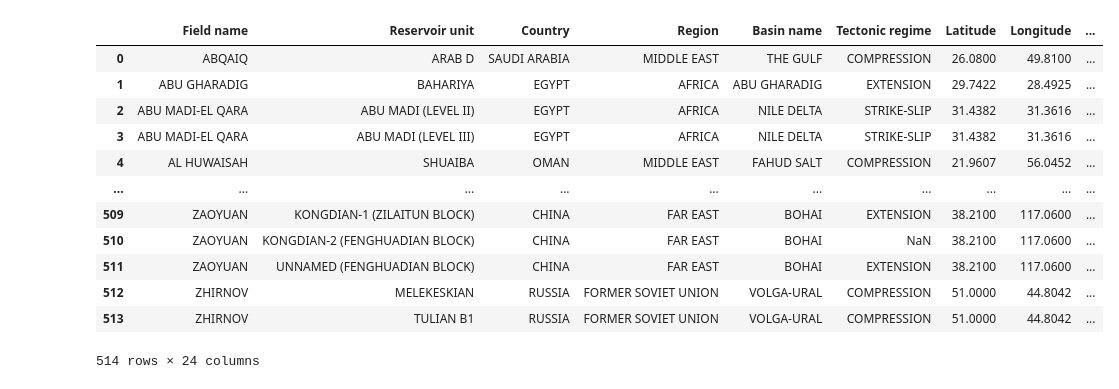
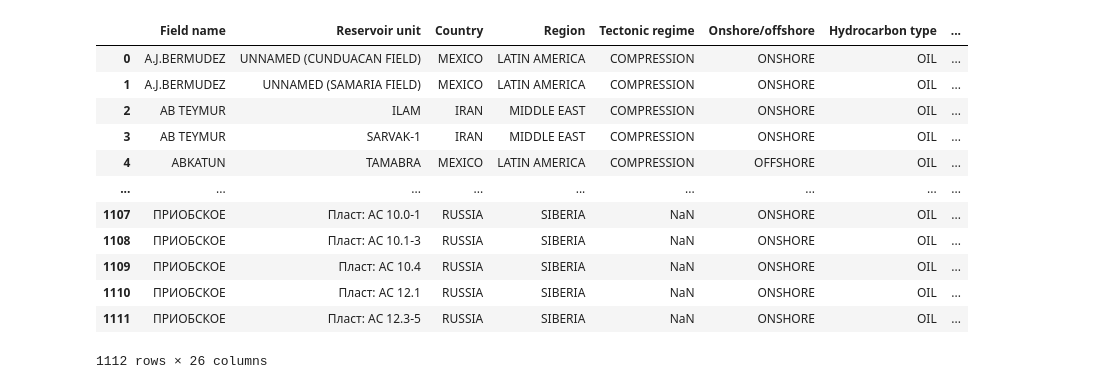
Before and after one commit to aimclub/BAMT, a Jupyter notebook: experiments/gmm_structure_learning.ipynb, the cells around one changed output. Cells and saved outputs as stored; diff of their text form; code cells hidden in the pictures.

```diff
--- a/experiments/gmm_structure_learning.ipynb
+++ b/experiments/gmm_structure_learning.ipynb
@@ -54,20 +73,20 @@ def precision_recall(pred_net: list, true_net: list, decimal = 2):
     shd = pred_len + true_len - corr_undir - corr_dir
     return {'AP': round(corr_undir/pred_len, decimal), 'AR': round(corr_undir/true_len, decimal), 'AHP': round(corr_dir/pred_len, decimal), 'AHR': round(corr_dir/true_len, decimal), 'SHD': shd}
 # %%
-data = pd.read_csv('../Data/hack_processed_with_rf.csv')
+data = pd.read_csv('../Data/daks_processed_with_rf_ntg.csv')
 data
 # %% [output]
-|  | Field name | Reservoir unit | Country | Region | Basin name | Tectonic regime | Latitude | Longitude | ... |
-| 0 | ABQAIQ | ARAB D | SAUDI ARABIA | MIDDLE EAST | THE GULF | COMPRESSION | 26.0800 | 49.8100 | ... |
-| 1 | ABU GHARADIG | BAHARIYA | EGYPT | AFRICA | ABU GHARADIG | EXTENSION | 29.7422 | 28.4925 | ... |
-| 2 | ABU MADI-EL QARA | ABU MADI (LEVEL II) | EGYPT | AFRICA | NILE DELTA | STRIKE-SLIP | 31.4382 | 31.3616 | ... |
-| 3 | ABU MADI-EL QARA | ABU MADI (LEVEL III) | EGYPT | AFRICA | NILE DELTA | STRIKE-SLIP | 31.4382 | 31.3616 | ... |
-| 4 | AL HUWAISAH | SHUAIBA | OMAN | MIDDLE EAST | FAHUD SALT | COMPRESSION | 21.9607 | 56.0452 | ... |
-| ... | ... | ... | ... | ... | ... | ... | ... | ... | ... |
-| 509 | ZAOYUAN | KONGDIAN-1 (ZILAITUN BLOCK) | CHINA | FAR EAST | BOHAI | EXTENSION | 38.2100 | 117.0600 | ... |
-| 510 | ZAOYUAN | KONGDIAN-2 (FENGHUADIAN BLOCK) | CHINA | FAR EAST | BOHAI | NaN | 38.2100 | 117.0600 | ... |
-| 511 | ZAOYUAN | UNNAMED (FENGHUADIAN BLOCK) | CHINA | FAR EAST | BOHAI | EXTENSION | 38.2100 | 117.0600 | ... |
-| 512 | ZHIRNOV | MELEKESKIAN | RUSSIA | FORMER SOVIET UNION | VOLGA-URAL | COMPRESSION | 51.0000 | 44.8042 | ... |
-| 513 | ZHIRNOV | TULIAN B1 | RUSSIA | FORMER SOVIET UNION | VOLGA-URAL | COMPRESSION | 51.0000 | 44.8042 | ... |
+|  | Field name | Reservoir unit | Country | Region | Tectonic regime | Onshore/offshore | Hydrocarbon type | ... |
+| 0 | A.J.BERMUDEZ | UNNAMED (CUNDUACAN FIELD) | MEXICO | LATIN AMERICA | COMPRESSION | ONSHORE | OIL | ... |
+| 1 | A.J.BERMUDEZ | UNNAMED (SAMARIA FIELD) | MEXICO | LATIN AMERICA | COMPRESSION | ONSHORE | OIL | ... |
+| 2 | AB TEYMUR | ILAM | IRAN | MIDDLE EAST | COMPRESSION | ONSHORE | OIL | ... |
+| 3 | AB TEYMUR | SARVAK-1 | IRAN | MIDDLE EAST | COMPRESSION | ONSHORE | OIL | ... |
+| 4 | ABKATUN | TAMABRA | MEXICO | LATIN AMERICA | COMPRESSION | OFFSHORE | OIL | ... |
+| ... | ... | ... | ... | ... | ... | ... | ... | ... |
+| 1107 | ПРИОБСКОЕ | Пласт: АС 10.0-1 | RUSSIA | SIBERIA | NaN | ONSHORE | OIL | ... |
+| 1108 | ПРИОБСКОЕ | Пласт: АС 10.1-3 | RUSSIA | SIBERIA | NaN | ONSHORE | OIL | ... |
+| 1109 | ПРИОБСКОЕ | Пласт: АС 10.4 | RUSSIA | SIBERIA | NaN | ONSHORE | OIL | ... |
+| 1110 | ПРИОБСКОЕ | Пласт: АС 12.1 | RUSSIA | SIBERIA | NaN | ONSHORE | OIL | ... |
+| 1111 | ПРИОБСКОЕ | Пласт: АС 12.3-5 | RUSSIA | SIBERIA | NaN | ONSHORE | OIL | ... |
-514 rows × 24 columns
+1112 rows × 26 columns
 # %%
```
Also changed, not shown: parts of 54 cells of this notebook, 3 other files.
